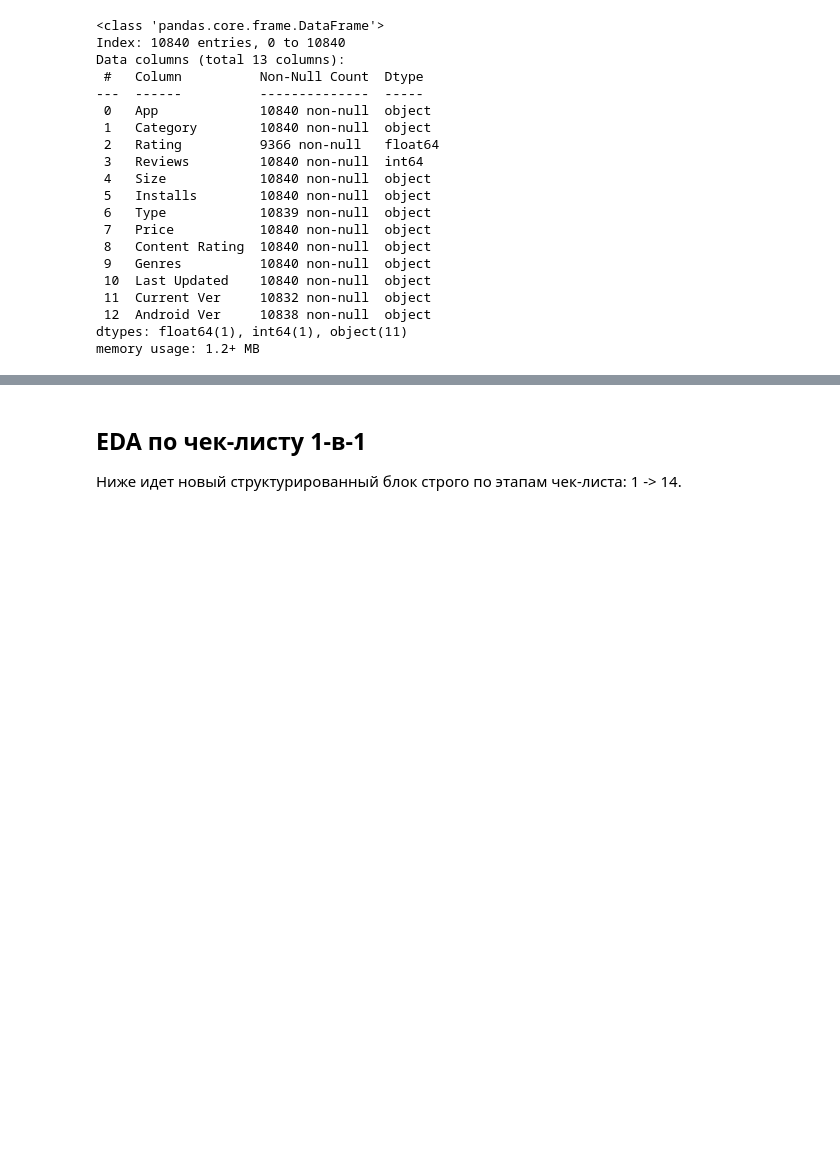
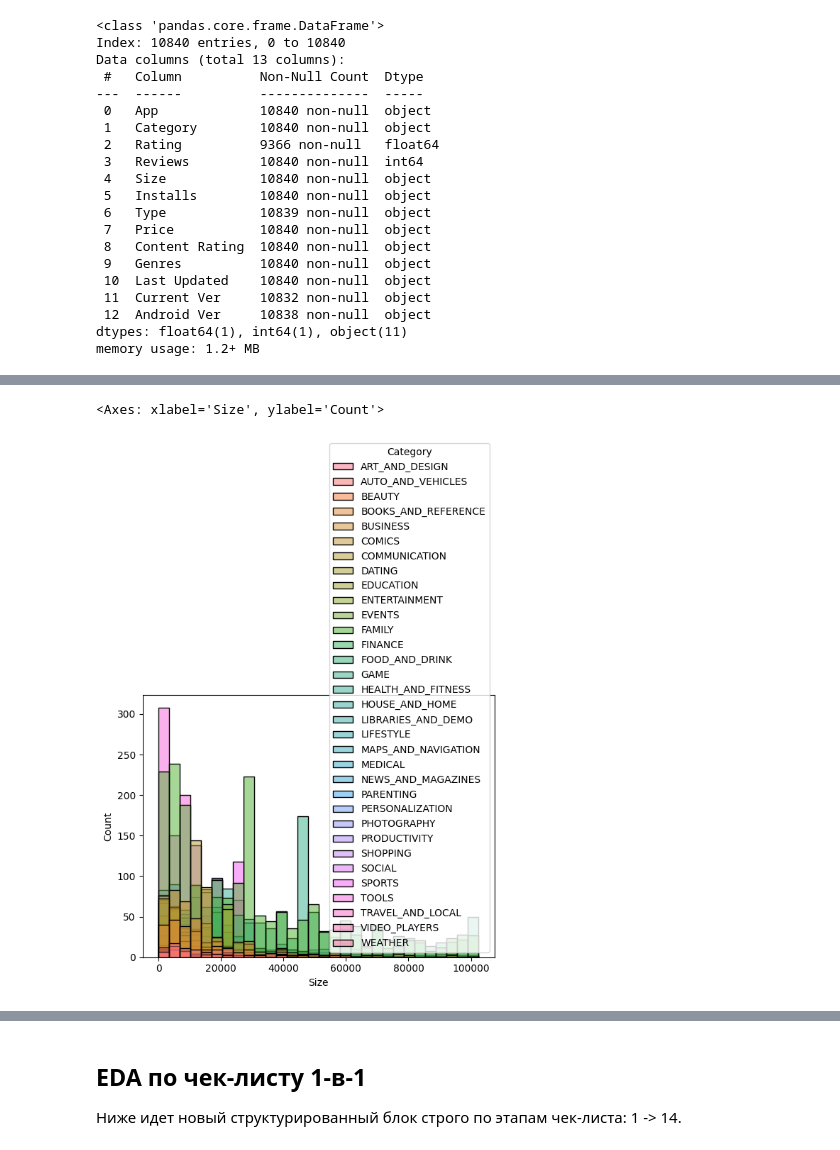
Before and after one commit to gggvitalii90/python_analytics_ich_120925, a Jupyter notebook: notebooks/Python for DA_PR19.ipynb, the cells around one changed output, grey strips where cells are left out. Cells and saved outputs as stored; diff of their text form; code cells hidden in the pictures; blank space fills up the shorter version.

```diff
--- a/notebooks/Python for DA_PR19.ipynb
+++ b/notebooks/Python for DA_PR19.ipynb
@@ -242,0 +251,10 @@ memory usage: 1.5+ MB
+# %%
+# sns.histplot(df_googleplay['Size'], bins=50, hue='Category')
+sns.histplot(data=df_googleplay, x='Size', bins = 30, hue='Category')
+# plt.title('Распределение размера приложений')
+# plt.xlabel('Размер (кБ)')
+# plt.ylabel('Количество приложений')
+# plt.show()
+# %% [output]
+<Axes: xlabel='Size', ylabel='Count'>
+[figure, added]
```
Also changed, not shown: parts of 44 cells of this notebook, 2 other files.
